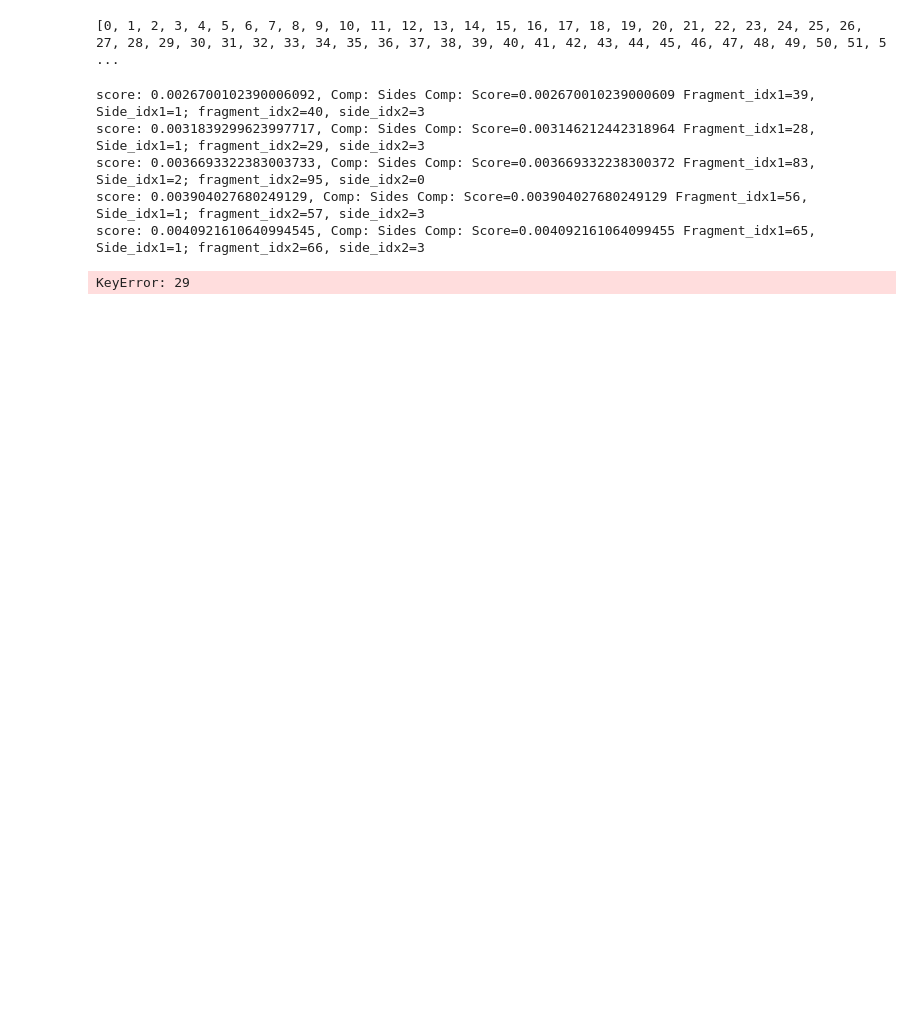
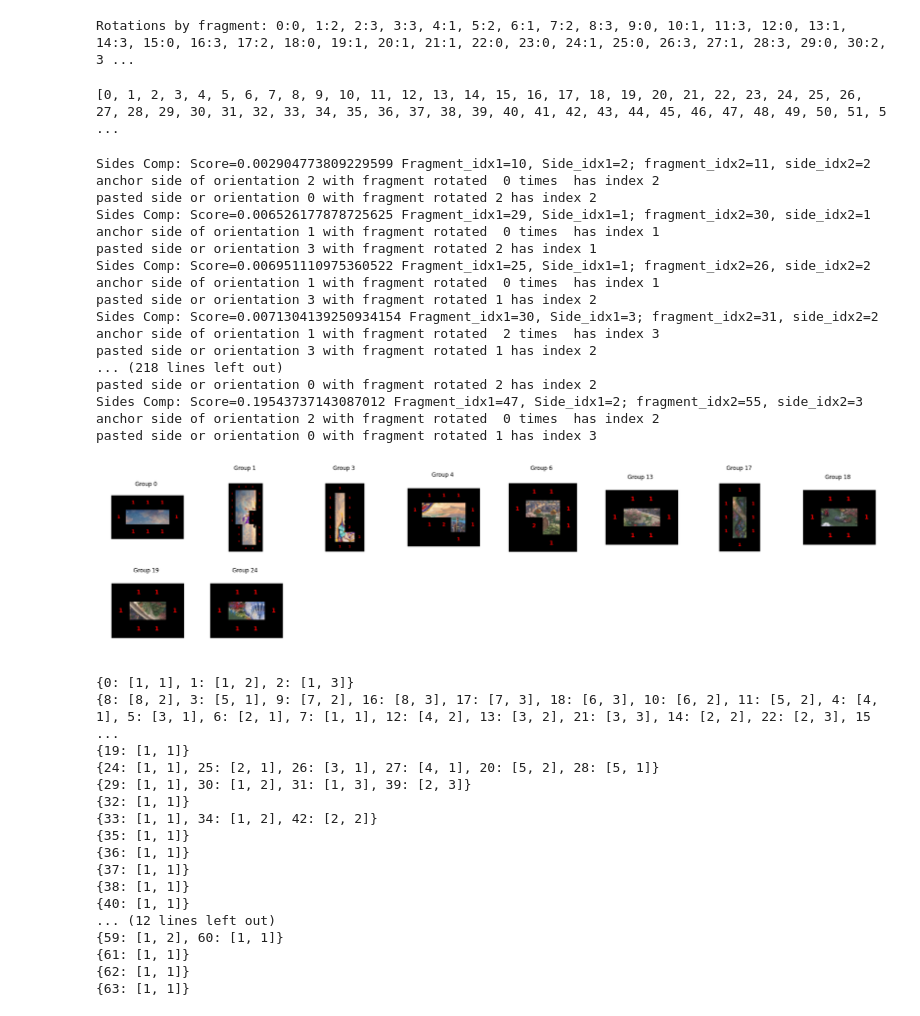
Before and after one commit to ilinca-ana-moraru/PuzzleColorMatching, a Jupyter notebook: pasting.ipynb, the cells around one changed output. Drawn from its saved outputs; the diff is of its cells as text; code cells hidden in the pictures; blank space fills up the shorter version.

Commit message:
safe code for the first merging portion with rotations

```diff
--- a/pasting.ipynb
+++ b/pasting.ipynb
@@ -20,8 +20,8 @@ from groups import *
 image_path = "disney_puzzle/aladin.jpg"
 # image_path = "angry.jpg"
 output_folder = "fragments"
-global_values.COL_NR = 12
-global_values.ROW_NR = 12
+global_values.COL_NR = 8
+global_values.ROW_NR = 8
 fragments, tile_h, tile_w = divide_image(image_path, output_folder, global_values.COL_NR, global_values.ROW_NR)
 global_values.TILE_H = global_values.TILE_W = max(tile_h, tile_w)
 
@@ -39,6 +39,8 @@ for c in sides_comparisons:
     global_values.SYMMETRIC_COMPARISONS[c.side1.fragment_idx][c.side2.fragment_idx][c.side1.side_idx][c.side2.side_idx] = c
     symmetric_comp = SidesComparison(fragments, c.side2, c.side1)
     global_values.SYMMETRIC_COMPARISONS[c.side2.fragment_idx][c.side1.fragment_idx][c.side2.side_idx][c.side1.side_idx] = symmetric_comp
+# %% [output]
+Rotations by fragment: 0:0, 1:2, 2:3, 3:3, 4:1, 5:2, 6:1, 7:2, 8:3, 9:0, 10:1, 11:3, 12:0, 13:1, 14:3, 15:0, 16:3, 17:2, 18:0, 19:1, 20:1, 21:1, 22:0, 23:0, 24:1, 25:0, 26:3, 27:1, 28:3, 29:0, 30:2, 3 ...
 # %%
 groups = []
 fragment_idx_to_group_idx = [None for _ in fragments]
@@ -53,36 +55,66 @@ print(fragment_idx_to_group_idx)
 [0, 1, 2, 3, 4, 5, 6, 7, 8, 9, 10, 11, 12, 13, 14, 15, 16, 17, 18, 19, 20, 21, 22, 23, 24, 25, 26, 27, 28, 29, 30, 31, 32, 33, 34, 35, 36, 37, 38, 39, 40, 41, 42, 43, 44, 45, 46, 47, 48, 49, 50, 51, 5 ...
 # %%
 for comp in sorted_sides_comparisons:
-    if comp.score < global_values.IMAGE_TH:
+    if comp.score <= global_values.IMAGE_TH:
 
         anchor_fragment_idx = comp.side1.fragment_idx
         pasted_fragment_idx = comp.side2.fragment_idx
         anchor_group_idx = fragment_idx_to_group_idx[anchor_fragment_idx]
         pasted_group_idx = fragment_idx_to_group_idx[pasted_fragment_idx]
 
         if anchor_group_idx != pasted_group_idx:
 
-            shifted_anchor_group, shifted_pasted_group = simulate_merge_positions(comp, groups[anchor_group_idx], groups[pasted_group_idx])
+            shifted_anchor_group, shifted_pasted_group, pasted_group_additional_rotation = simulate_merge_positions(fragments, comp, groups[anchor_group_idx], groups[pasted_group_idx])
 
             if does_merge_fit_within_bounds(shifted_anchor_group):
                 if check_groups_shapes_for_merging(shifted_anchor_group, shifted_pasted_group):
-                    if check_all_group_matchings_scores(shifted_anchor_group, shifted_pasted_group):
-                        score = calculate_all_group_matchings_scores(shifted_anchor_group, shifted_pasted_group)
-                        print(f"score: {score}, Comp: {comp}")
+                    print(f"{comp}")
 
-                        groups[anchor_group_idx] = merge_groups(shifted_anchor_group, shifted_pasted_group, fragment_idx_to_group_idx)
+                    if check_all_group_matchings_scores(fragments, pasted_group_additional_rotation, shifted_anchor_group, shifted_pasted_group):
+                    # score = calculate_all_group_matchings_scores(shifted_anchor_group, shifted_pasted_group)
+
+                        groups[anchor_group_idx] = merge_groups(fragments, pasted_group_additional_rotation, shifted_anchor_group, shifted_pasted_group, fragment_idx_to_group_idx)
                         update_after_merge(groups, fragments, fragment_idx_to_group_idx, pasted_group_idx)
 show_all_groups(groups, fragments, fragment_idx_to_group_idx, 1)
 
-# for g in groups:
-#     print(g.fragment_positions)
+for g in groups:
+    print(g.fragment_positions)
 # %% [output]
-score: 0.0026700102390006092, Comp: Sides Comp: Score=0.002670010239000609 Fragment_idx1=39, Side_idx1=1; fragment_idx2=40, side_idx2=3
-score: 0.0031839299623997717, Comp: Sides Comp: Score=0.003146212442318964 Fragment_idx1=28, Side_idx1=1; fragment_idx2=29, side_idx2=3
-score: 0.0036693322383003733, Comp: Sides Comp: Score=0.003669332238300372 Fragment_idx1=83, Side_idx1=2; fragment_idx2=95, side_idx2=0
-score: 0.003904027680249129, Comp: Sides Comp: Score=0.003904027680249129 Fragment_idx1=56, Side_idx1=1; fragment_idx2=57, side_idx2=3
-score: 0.0040921610640994545, Comp: Sides Comp: Score=0.004092161064099455 Fragment_idx1=65, Side_idx1=1; fragment_idx2=66, side_idx2=3
+Sides Comp: Score=0.002904773809229599 Fragment_idx1=10, Side_idx1=2; fragment_idx2=11, side_idx2=2
+anchor side of orientation 2 with fragment rotated  0 times  has index 2
+pasted side or orientation 0 with fragment rotated 2 has index 2
+Sides Comp: Score=0.006526177878725625 Fragment_idx1=29, Side_idx1=1; fragment_idx2=30, side_idx2=1
+anchor side of orientation 1 with fragment rotated  0 times  has index 1
+pasted side or orientation 3 with fragment rotated 2 has index 1
+Sides Comp: Score=0.006951110975360522 Fragment_idx1=25, Side_idx1=1; fragment_idx2=26, side_idx2=2
+anchor side of orientation 1 with fragment rotated  0 times  has index 1
+pasted side or orientation 3 with fragment rotated 1 has index 2
+Sides Comp: Score=0.0071304139250934154 Fragment_idx1=30, Side_idx1=3; fragment_idx2=31, side_idx2=2
+anchor side of orientation 1 with fragment rotated  2 times  has index 3
+pasted side or orientation 3 with fragment rotated 1 has index 2
+... (218 lines left out)
+pasted side or orientation 0 with fragment rotated 2 has index 2
+Sides Comp: Score=0.19543737143087012 Fragment_idx1=47, Side_idx1=2; fragment_idx2=55, side_idx2=3
+anchor side of orientation 2 with fragment rotated  0 times  has index 2
+pasted side or orientation 0 with fragment rotated 1 has index 3
+[figure, added]
-KeyError: 29
+{0: [1, 1], 1: [1, 2], 2: [1, 3]}
+{8: [8, 2], 3: [5, 1], 9: [7, 2], 16: [8, 3], 17: [7, 3], 18: [6, 3], 10: [6, 2], 11: [5, 2], 4: [4, 1], 5: [3, 1], 6: [2, 1], 7: [1, 1], 12: [4, 2], 13: [3, 2], 21: [3, 3], 14: [2, 2], 22: [2, 3], 15 ...
+{19: [1, 1]}
+{24: [1, 1], 25: [2, 1], 26: [3, 1], 27: [4, 1], 20: [5, 2], 28: [5, 1]}
+{29: [1, 1], 30: [1, 2], 31: [1, 3], 39: [2, 3]}
+{32: [1, 1]}
+{33: [1, 1], 34: [1, 2], 42: [2, 2]}
+{35: [1, 1]}
+{36: [1, 1]}
+{37: [1, 1]}
+{38: [1, 1]}
+{40: [1, 1]}
+... (12 lines left out)
+{59: [1, 2], 60: [1, 1]}
+{61: [1, 1]}
+{62: [1, 1]}
+{63: [1, 1]}
 # %%
 groups, fragments, fragment_idx_to_group_idx = solve_groups(groups, fragments, fragment_idx_to_group_idx)
 show_all_groups(groups, fragments, fragment_idx_to_group_idx, 0)
```
Also changed, not shown: parts of 1 cell of this notebook, 3 other files.
